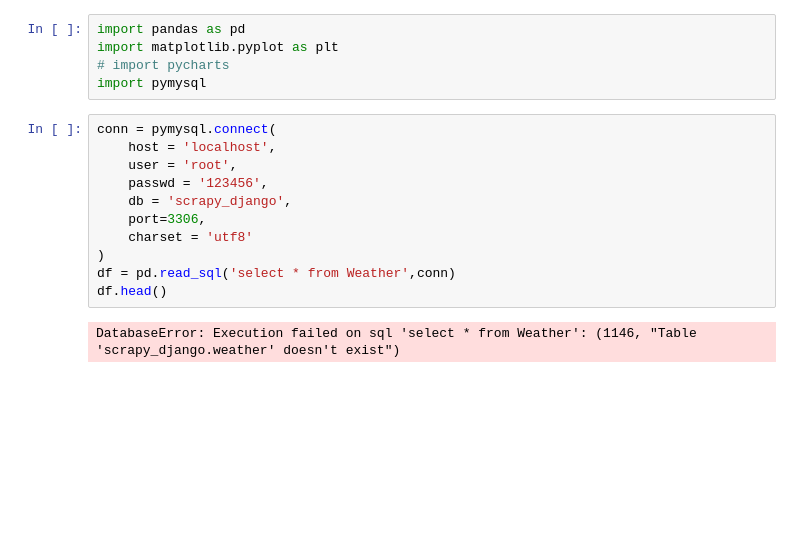
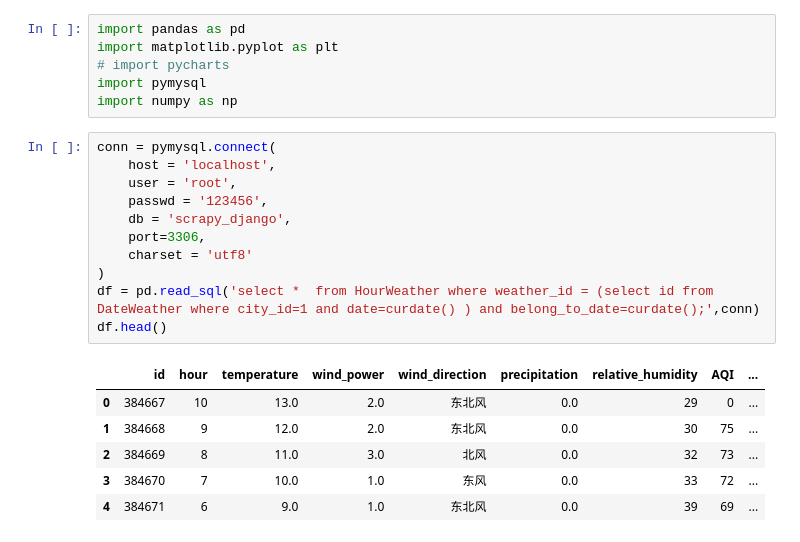
Before and after one commit to realzhengyiming/WeatherPlatform, a Jupyter notebook: weather_analysis.ipynb, the cells around one changed output. Drawn from its saved outputs; the diff is of its cells as text; blank space fills up the shorter version.

```diff
--- a/weather_analysis.ipynb
+++ b/weather_analysis.ipynb
@@ -3,16 +3,22 @@ import pandas as pd
 import matplotlib.pyplot as plt
 # import pycharts
 import pymysql
+import numpy as np
 # %%
 conn = pymysql.connect(
     host = 'localhost',
     user = 'root',
     passwd = '123456',
     db = 'scrapy_django',
     port=3306,
     charset = 'utf8'
 )
-df = pd.read_sql('select * from Weather',conn)
+df = pd.read_sql('select *  from HourWeather where weather_id = (select id from DateWeather where city_id=1 and date=curdate() ) and belong_to_date=curdate();',conn)
 df.head()
 # %% [output]
-DatabaseError: Execution failed on sql 'select * from Weather': (1146, "Table 'scrapy_django.weather' doesn't exist")
+|  | id | hour | temperature | wind_power | wind_direction | precipitation | relative_humidity | AQI | ... |
+| 0 | 384667 | 10 | 13.0 | 2.0 | 东北风 | 0.0 | 29 | 0 | ... |
+| 1 | 384668 | 9 | 12.0 | 2.0 | 东北风 | 0.0 | 30 | 75 | ... |
+| 2 | 384669 | 8 | 11.0 | 3.0 | 北风 | 0.0 | 32 | 73 | ... |
+| 3 | 384670 | 7 | 10.0 | 1.0 | 东风 | 0.0 | 33 | 72 | ... |
+| 4 | 384671 | 6 | 9.0 | 1.0 | 东北风 | 0.0 | 39 | 69 | ... |
```
Also changed, not shown: parts of 3 cells of this notebook, 8 other files.
